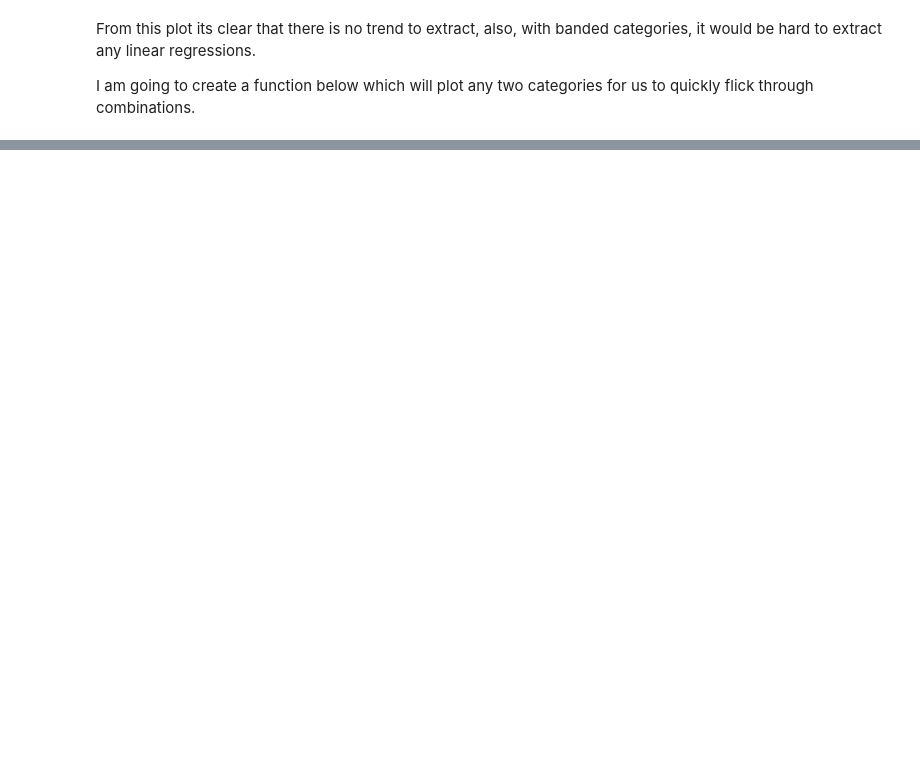
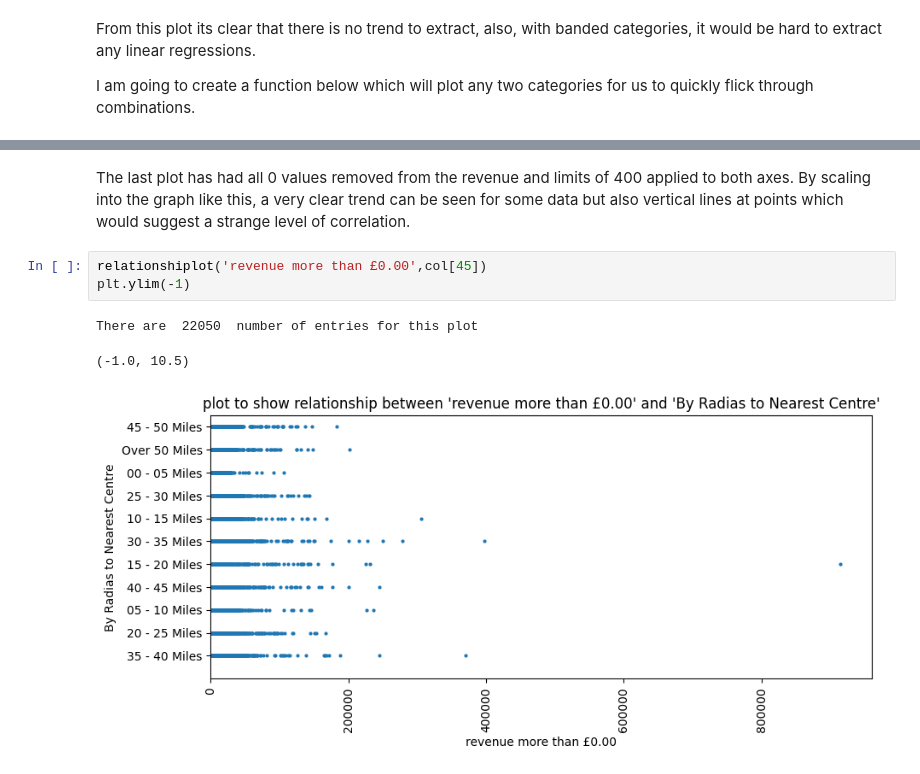
Before and after one commit to maxcwalker/documents, a Jupyter notebook: jupyter/prospectMapping/prospect_mapping_analysis.ipynb, the cells around one changed output, grey strips where cells are left out. Cells and saved outputs as stored; diff of their text form; blank space fills up the shorter version.

```diff
--- a/jupyter/prospectMapping/prospect_mapping_analysis.ipynb
+++ b/jupyter/prospectMapping/prospect_mapping_analysis.ipynb
@@ -182,0 +199,9 @@ This plot above shows us a bit more about the relationship between the stage of
+# %% [markdown]
+The last plot has had all 0 values removed from the revenue and limits of 400 applied to both axes. By scaling into the graph like this, a very clear trend can be seen for some data but also vertical lines at points which would suggest a strange level of correlation.
+# %%
+relationshiplot('revenue more than £0.00',col[45])
+plt.ylim(-1)
+# %% [output]
+There are  22050  number of entries for this plot
+(-1.0, 10.5)
+[figure, added]
```
Also changed, not shown: parts of 7 cells of this notebook.
